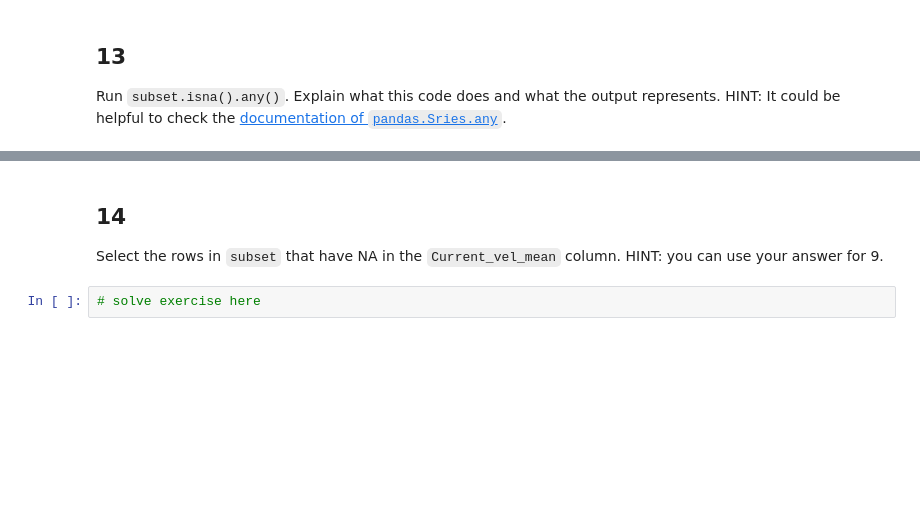
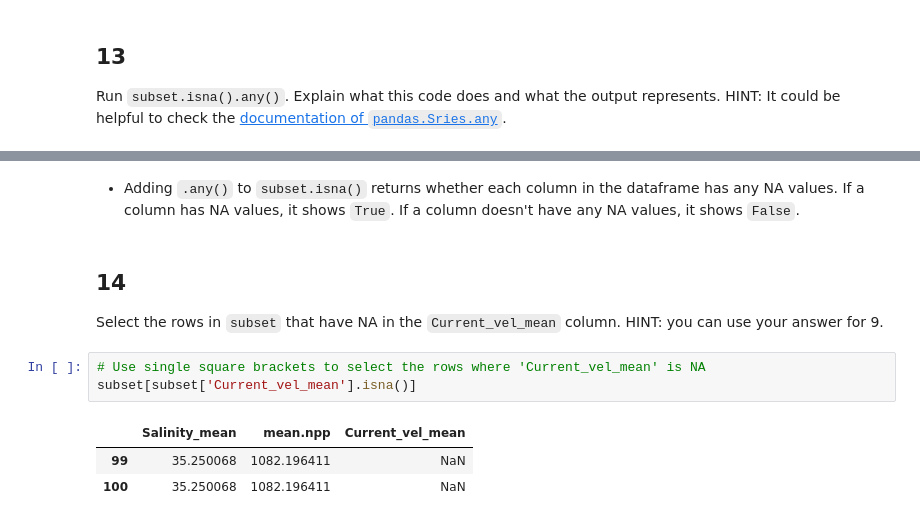
Before and after one commit to charliecurtin1/eds220-hwk-1, a Jupyter notebook: hwk1-task3.ipynb, the cells around one changed output, grey strips where cells are left out. Cells and saved outputs as stored; diff of their text form; blank space fills up the shorter version.

```diff
--- a/hwk1-task3.ipynb
+++ b/hwk1-task3.ipynb
@@ -323,6 +329,13 @@ Run `subset.isna().any()`. Explain what this code does and what the output repre
+# %% [markdown]
+- Adding `.any()` to `subset.isna()` returns whether each column in the dataframe has any NA values. If a column has NA values, it shows `True`. If a column doesn't have any NA values, it shows `False`.
 # %% [markdown]
 ## 14
 
 Select the rows in `subset` that have NA in the `Current_vel_mean` column. HINT: you can use your answer for 9.
-# %%
-# solve exercise here
+# %%
+# Use single square brackets to select the rows where 'Current_vel_mean' is NA
+subset[subset['Current_vel_mean'].isna()]
+# %% [output]
+|  | Salinity_mean | mean.npp | Current_vel_mean |
+| 99 | 35.250068 | 1082.196411 | NaN |
+| 100 | 35.250068 | 1082.196411 | NaN |
```
Also changed, not shown: parts of 7 cells of this notebook.
